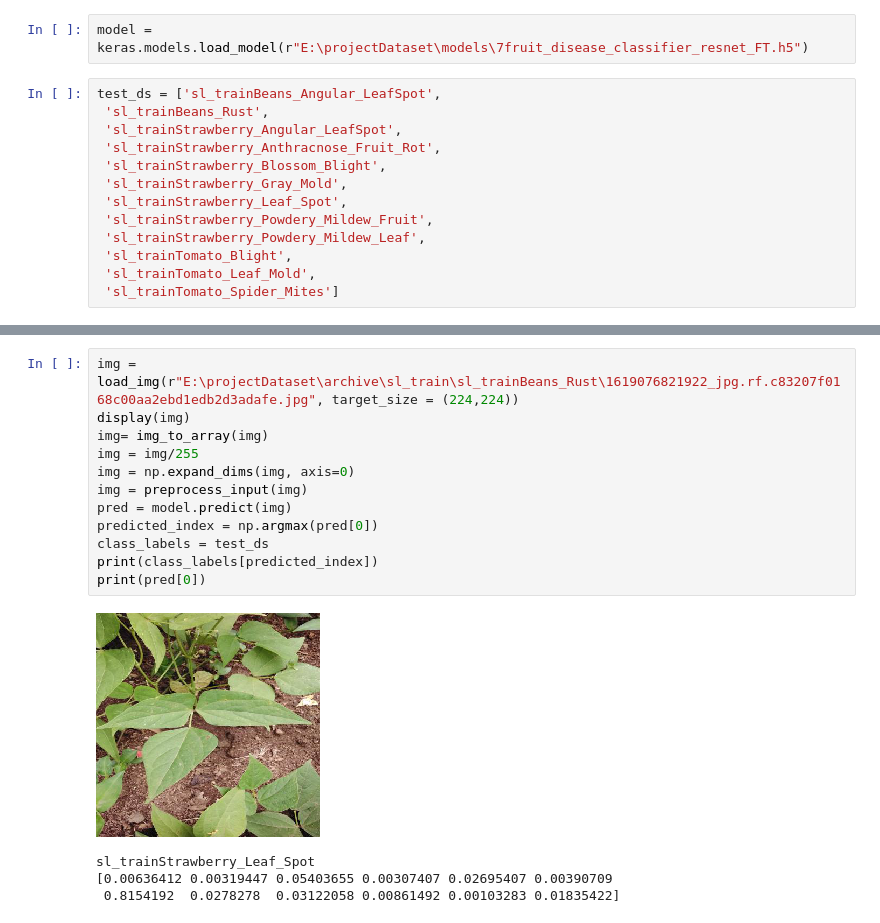
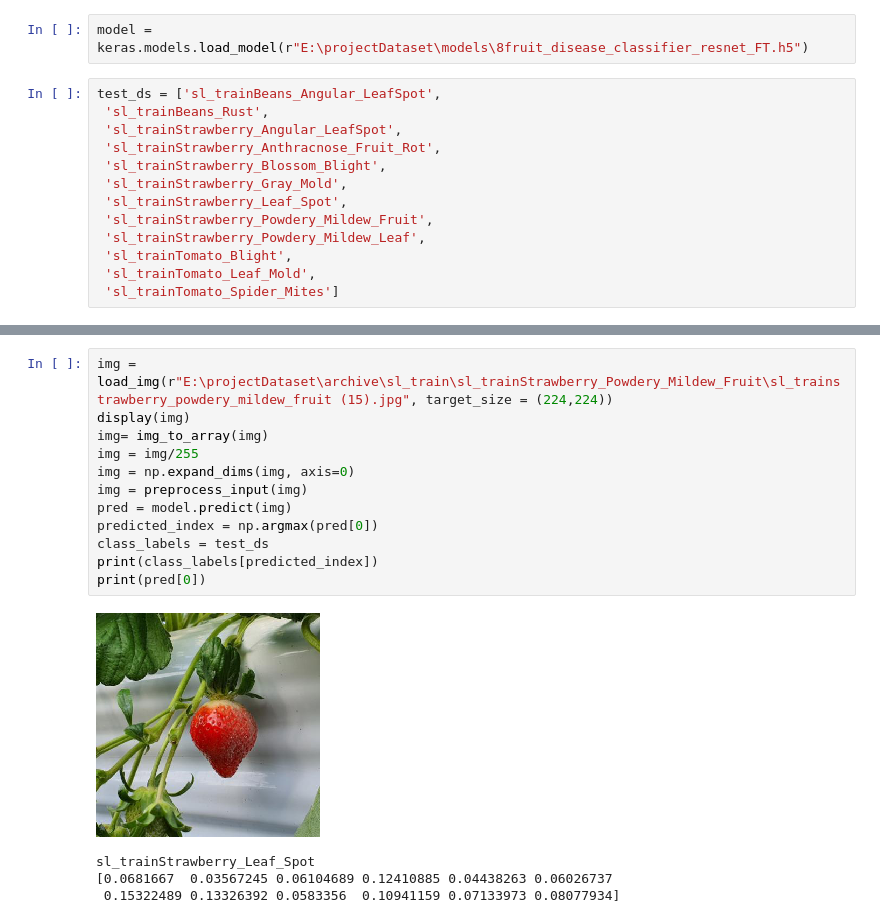
Before and after one commit to pariyaaf/FruitDiseaseDetection-pariya, a Jupyter notebook: TestModel.ipynb, the cells around one changed output, grey strips where cells are left out. Saved outputs shown, nothing was run; the diff lists cells and outputs as text.

```diff
--- a/TestModel.ipynb
+++ b/TestModel.ipynb
@@ -13,5 +14,5 @@ import numpy as np
 # %%
-model = keras.models.load_model(r"E:\projectDataset\models\7fruit_disease_classifier_resnet_FT.h5")
+model = keras.models.load_model(r"E:\projectDataset\models\8fruit_disease_classifier_resnet_FT.h5")
 # %%
 test_ds = ['sl_trainBeans_Angular_LeafSpot',
  'sl_trainBeans_Rust',
@@ -45,17 +87,17 @@ sl_trainStrawberry_Leaf_Spot
 # %%
-img = load_img(r"E:\projectDataset\archive\sl_train\sl_trainBeans_Rust\1619076821922_jpg.rf.c83207f0168c00aa2ebd1edb2d3adafe.jpg", target_size = (224,224))
+img = load_img(r"E:\projectDataset\archive\sl_train\sl_trainStrawberry_Powdery_Mildew_Fruit\sl_trainstrawberry_powdery_mildew_fruit (15).jpg", target_size = (224,224))
 display(img)
 img= img_to_array(img)
 img = img/255
 img = np.expand_dims(img, axis=0)
 img = preprocess_input(img)
 pred = model.predict(img)
 predicted_index = np.argmax(pred[0])
 class_labels = test_ds
 print(class_labels[predicted_index])
 print(pred[0])
 # %% [output]
-[figure, old version]
+[figure, new version]
 sl_trainStrawberry_Leaf_Spot
-[0.00636412 0.00319447 0.05403655 0.00307407 0.02695407 0.00390709
- 0.8154192  0.0278278  0.03122058 0.00861492 0.00103283 0.01835422]
+[0.0681667  0.03567245 0.06104689 0.12410885 0.04438263 0.06026737
+ 0.15322489 0.13326392 0.0583356  0.10941159 0.07133973 0.08077934]
```
Also changed, not shown: parts of 5 cells of this notebook.
